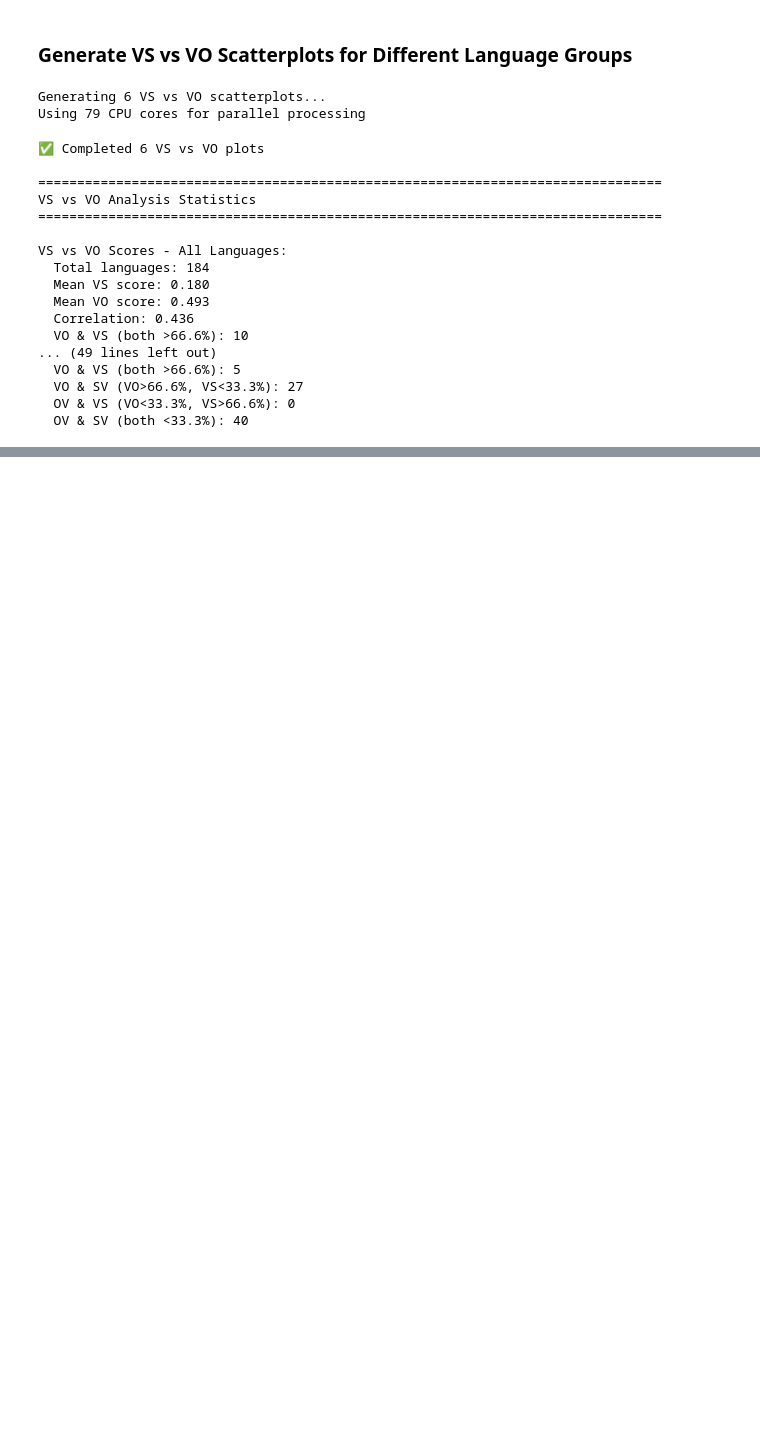
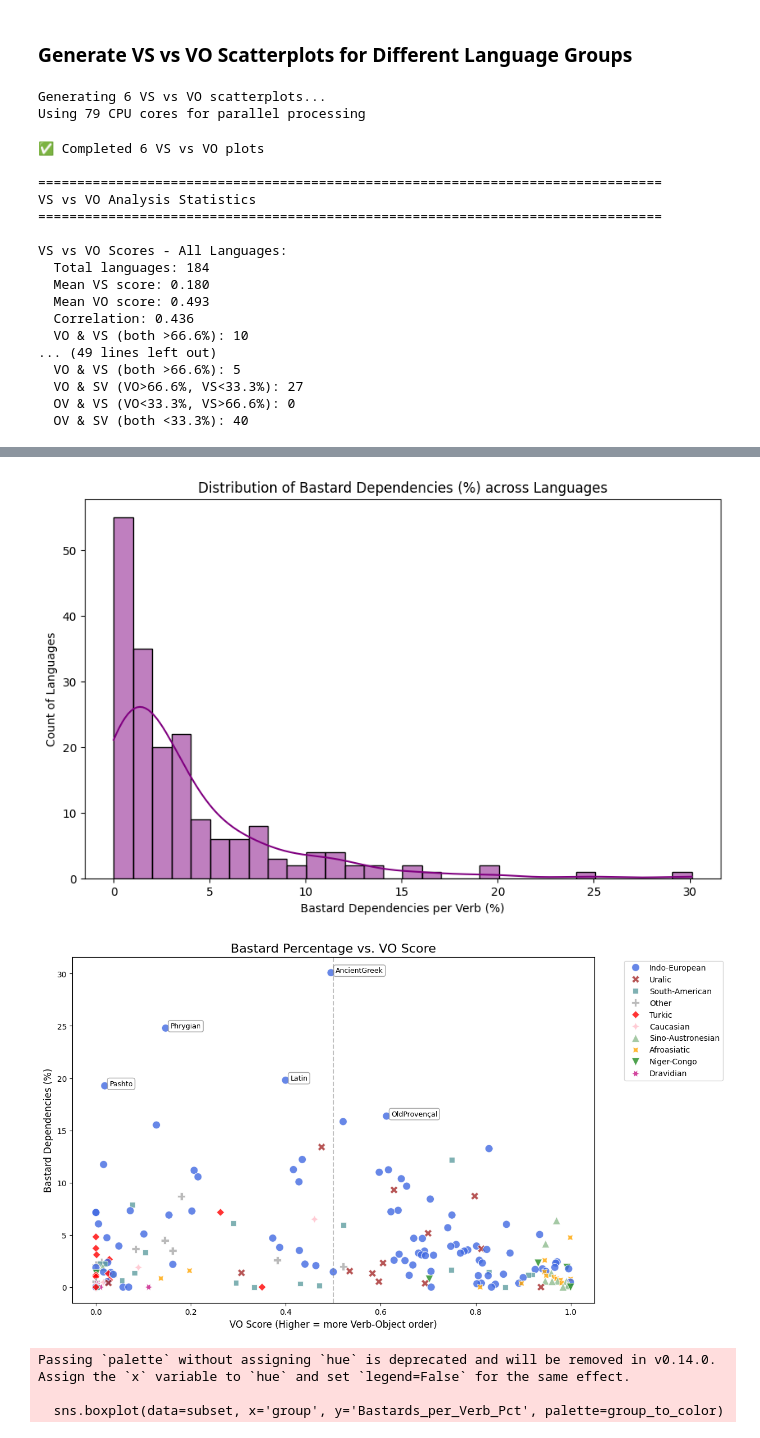
Before and after one commit to typometrics/dataanalysis, a Jupyter notebook: 05_comparative_visualization.ipynb, the cells around one changed output, grey strips where cells are left out. Cells and saved outputs as stored; diff of their text form; code cells hidden in the pictures; blank space fills up the shorter version.

```diff
--- a/05_comparative_visualization.ipynb
+++ b/05_comparative_visualization.ipynb
@@ -353,0 +449,71 @@ VS vs VO Scores - All Languages:
+# %%
+# Visualizations
+if not merged_bastard.empty:
+    # 1. Histogram of Bastard Percentages
+    plt.figure(figsize=(10, 6))
+    sns.histplot(data=merged_bastard, x='Bastards_per_Verb_Pct', bins=30, kde=True, color='purple')
+    plt.title('Distribution of Bastard Dependencies (%) across Languages')
+    plt.xlabel('Bastard Dependencies per Verb (%)')
+    plt.ylabel('Count of Languages')
+
+    # Save plot
+    if not os.path.exists(PLOTS_DIR):
+        os.makedirs(PLOTS_DIR)
+    plt.savefig(os.path.join(PLOTS_DIR, 'bastard_distribution.png'), dpi=300, bbox_inches='tight')
+    plt.show()
+
+    # 2. Scatter Plot: Bastard % vs VO Score
+    if 'vo_score' in merged_bastard.columns:
+        plt.figure(figsize=(12, 8))
+        ax = sns.scatterplot(
+            data=merged_bastard,
+            x='vo_score',
+            y='Bastards_per_Verb_Pct',
+            hue='group',
+            palette=group_to_color,
+            style='group',
+            s=100,
+            alpha=0.8
+        )
+
+        plt.title('Bastard Percentage vs. VO Score', fontsize=16)
+        plt.xlabel('VO Score (Higher = more Verb-Object order)', fontsize=12)
+        plt.ylabel('Bastard Dependencies (%)', fontsize=12)
+        plt.axvline(0.5, color='gray', linestyle='--', alpha=0.5)
+        plt.legend(bbox_to_anchor=(1.05, 1), loc='upper left')
+
+        # Label outliers or interesting points (Optional: Top 5)
+        top_5 = merged_bastard.nlargest(5, 'Bastards_per_Verb_Pct')
+        for _, row in top_5.iterrows():
+            bbox_props = dict(boxstyle="round,pad=0.3", fc="white", ec="gray", alpha=0.7)
+            plt.text(
+                row['vo_score']+0.01,
+                row['Bastards_per_Verb_Pct'],
+                row['Language'],
+                fontsize=9,
+                bbox=bbox_props
+            )
+
+        plt.savefig(os.path.join(PLOTS_DIR, 'bastard_vs_vo_score.png'), dpi=300, bbox_inches='tight')
+        plt.show()
+
+    # 3. Boxplot by Language Family (Top 10 families)
+    if 'group' in merged_bastard.columns:
+        top_families = merged_bastard['group'].value_counts().nlargest(10).index
+        subset = merged_bastard[merged_bastard['group'].isin(top_families)]
+
+        plt.figure(figsize=(14, 8))
+        sns.boxplot(data=subset, x='group', y='Bastards_per_Verb_Pct', palette=group_to_color)
+        plt.title('Bastard Percentage by Major Language Families', fontsize=16)
+        plt.xlabel('Family')
+        plt.ylabel('Bastard %')
+        plt.xticks(rotation=45)
+
+        plt.savefig(os.path.join(PLOTS_DIR, 'bastard_by_family.png'), dpi=300, bbox_inches='tight')
+        plt.show()
+# %% [output]
+[figure, added]
+[figure, added]
+Passing `palette` without assigning `hue` is deprecated and will be removed in v0.14.0. Assign the `x` variable to `hue` and set `legend=False` for the same effect.
+
+  sns.boxplot(data=subset, x='group', y='Bastards_per_Verb_Pct', palette=group_to_color)
```
Also changed, not shown: parts of 7 cells of this notebook, 12 other files.
